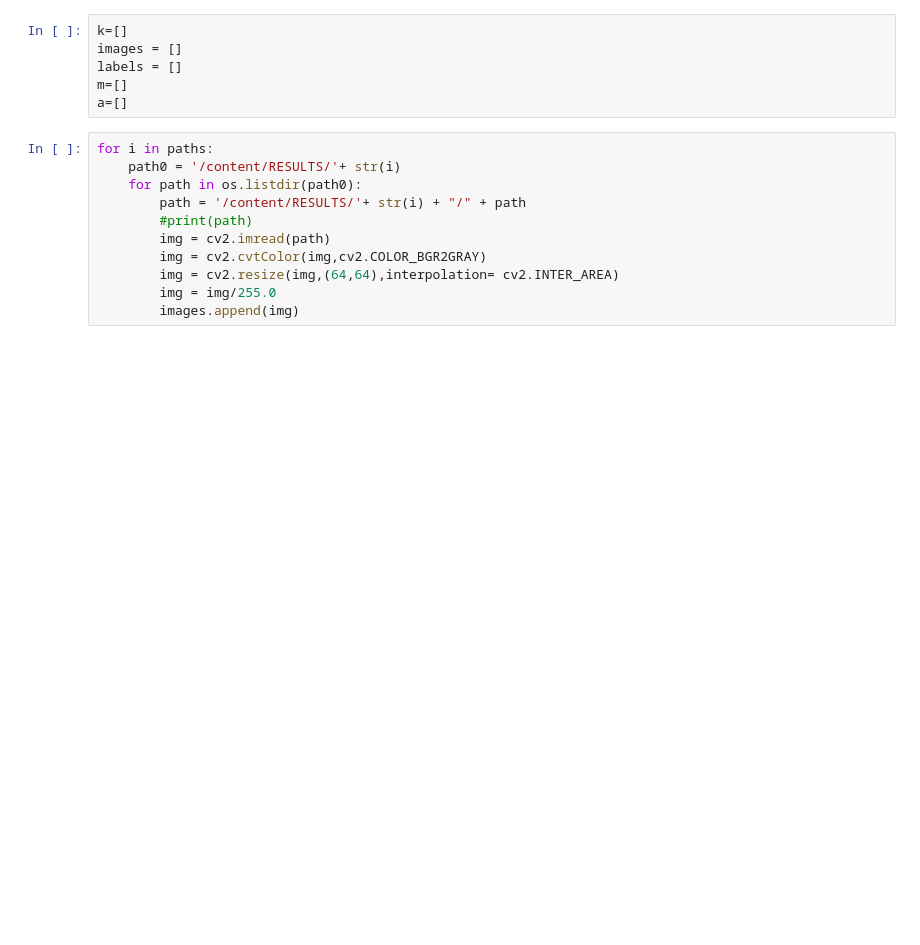
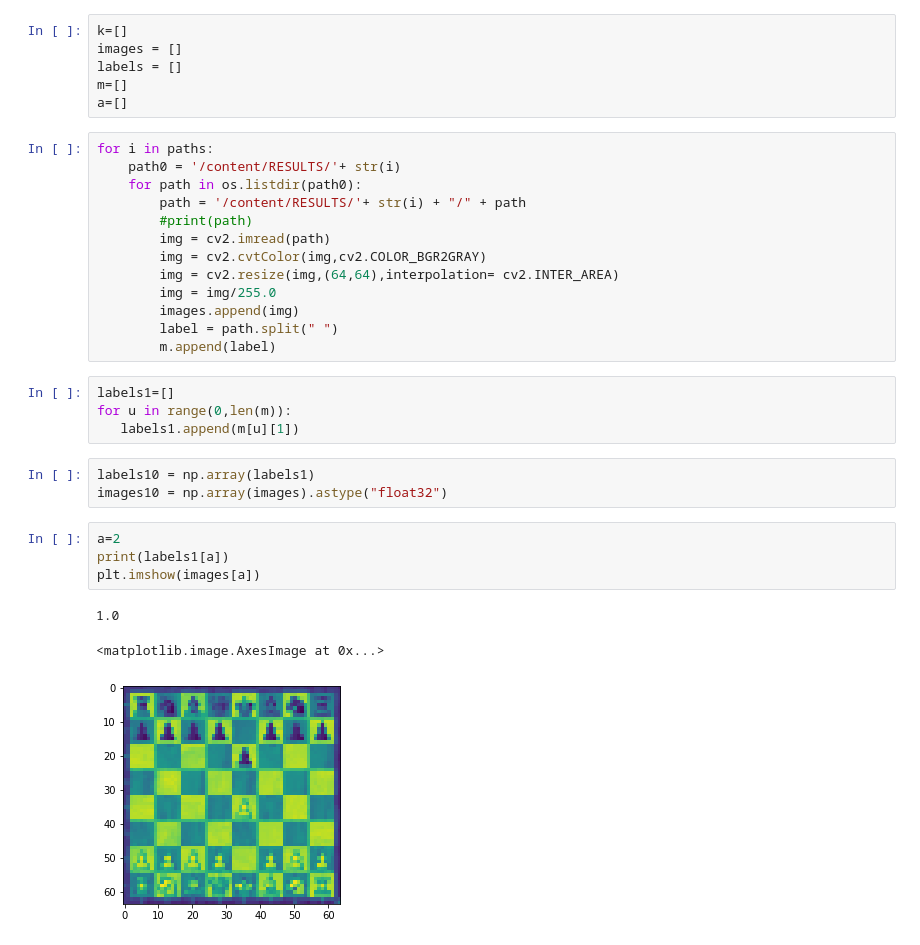
Before and after one commit to Berkay86/DeepPerson, a Jupyter notebook: CHESSGPT.ipynb, the cells around one changed output. Cells and saved outputs as stored; diff of their text form; blank space fills up the shorter version.

```diff
--- a/CHESSGPT.ipynb
+++ b/CHESSGPT.ipynb
@@ -125,3 +124,20 @@ for i in paths:
         img = cv2.resize(img,(64,64),interpolation= cv2.INTER_AREA)
         img = img/255.0
         images.append(img)
+        label = path.split(" ")
+        m.append(label)
+# %%
+labels1=[]
+for u in range(0,len(m)):
+   labels1.append(m[u][1])
+# %%
+labels10 = np.array(labels1)
+images10 = np.array(images).astype("float32")
+# %%
+a=2
+print(labels1[a])
+plt.imshow(images[a])
+# %% [output]
+1.0
+<matplotlib.image.AxesImage at 0x...>
+[figure, added]
```
Also changed, not shown: parts of 11 cells of this notebook.
